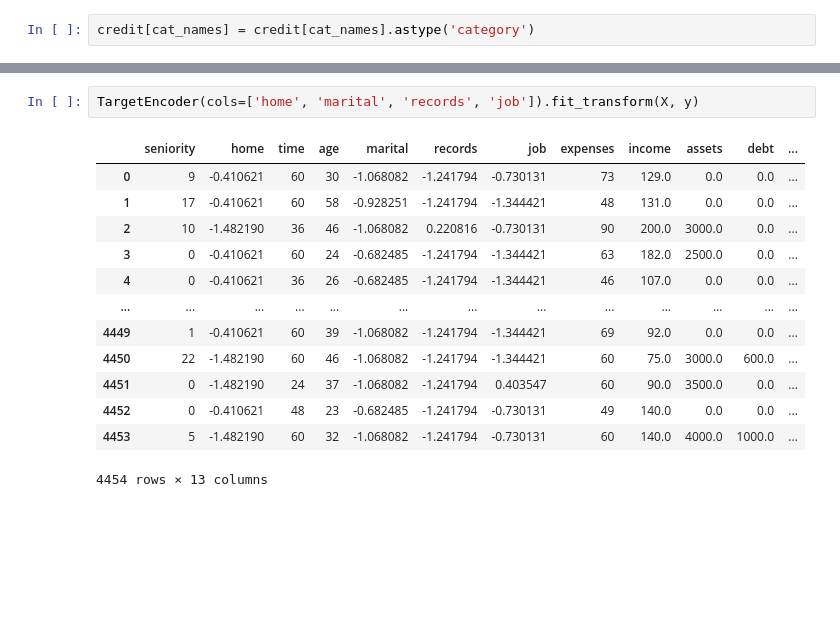
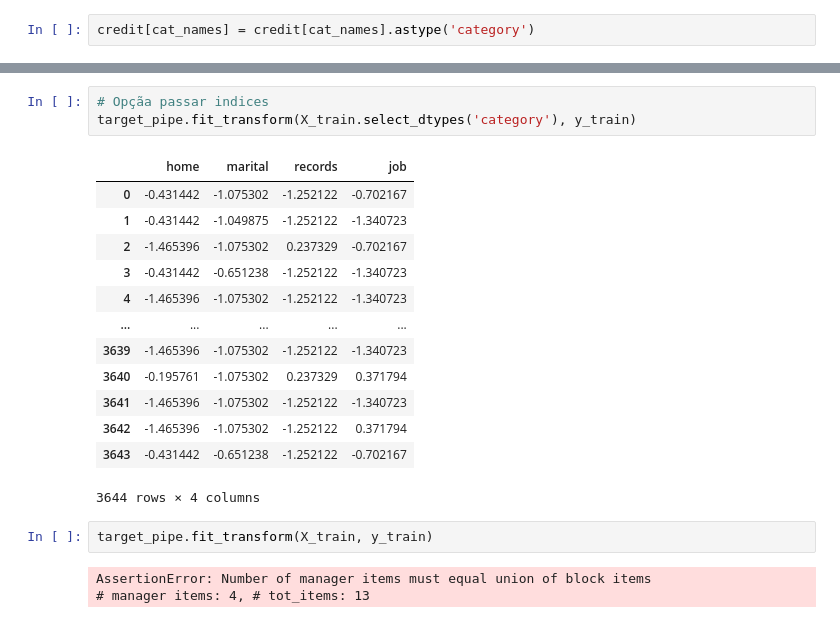
Before and after one commit to MathGuim/tcc, a Jupyter notebook: notebooks/sklearn.ipynb, the cells around one changed output, grey strips where cells are left out. Saved outputs shown, nothing was run; the diff lists cells and outputs as text; blank space fills up the shorter version.

```diff
--- a/notebooks/sklearn.ipynb
+++ b/notebooks/sklearn.ipynb
@@ -98,16 +127,22 @@ WeigthOfEvidenceEncoder(cols=['home', 'marital', 'records', 'job']).fit_transfor
-# %%
-TargetEncoder(cols=['home', 'marital', 'records', 'job']).fit_transform(X, y)
-# %% [output]
-|  | seniority | home | time | age | marital | records | job | expenses | income | assets | debt | ... |
-| 0 | 9 | -0.410621 | 60 | 30 | -1.068082 | -1.241794 | -0.730131 | 73 | 129.0 | 0.0 | 0.0 | ... |
-| 1 | 17 | -0.410621 | 60 | 58 | -0.928251 | -1.241794 | -1.344421 | 48 | 131.0 | 0.0 | 0.0 | ... |
-| 2 | 10 | -1.482190 | 36 | 46 | -1.068082 | 0.220816 | -0.730131 | 90 | 200.0 | 3000.0 | 0.0 | ... |
-| 3 | 0 | -0.410621 | 60 | 24 | -0.682485 | -1.241794 | -1.344421 | 63 | 182.0 | 2500.0 | 0.0 | ... |
-| 4 | 0 | -0.410621 | 36 | 26 | -0.682485 | -1.241794 | -1.344421 | 46 | 107.0 | 0.0 | 0.0 | ... |
-| ... | ... | ... | ... | ... | ... | ... | ... | ... | ... | ... | ... | ... |
-| 4449 | 1 | -0.410621 | 60 | 39 | -1.068082 | -1.241794 | -1.344421 | 69 | 92.0 | 0.0 | 0.0 | ... |
-| 4450 | 22 | -1.482190 | 60 | 46 | -1.068082 | -1.241794 | -1.344421 | 60 | 75.0 | 3000.0 | 600.0 | ... |
-| 4451 | 0 | -1.482190 | 24 | 37 | -1.068082 | -1.241794 | 0.403547 | 60 | 90.0 | 3500.0 | 0.0 | ... |
-| 4452 | 0 | -0.410621 | 48 | 23 | -0.682485 | -1.241794 | -0.730131 | 49 | 140.0 | 0.0 | 0.0 | ... |
-| 4453 | 5 | -1.482190 | 60 | 32 | -1.068082 | -1.241794 | -0.730131 | 60 | 140.0 | 4000.0 | 1000.0 | ... |
-4454 rows × 13 columns
+# %%
+# Opçãa passar indices
+target_pipe.fit_transform(X_train.select_dtypes('category'), y_train)
+# %% [output]
+|  | home | marital | records | job |
+| 0 | -0.431442 | -1.075302 | -1.252122 | -0.702167 |
+| 1 | -0.431442 | -1.049875 | -1.252122 | -1.340723 |
+| 2 | -1.465396 | -1.075302 | 0.237329 | -0.702167 |
+| 3 | -0.431442 | -0.651238 | -1.252122 | -1.340723 |
+| 4 | -1.465396 | -1.075302 | -1.252122 | -1.340723 |
+| ... | ... | ... | ... | ... |
+| 3639 | -1.465396 | -1.075302 | -1.252122 | -1.340723 |
+| 3640 | -0.195761 | -1.075302 | 0.237329 | 0.371794 |
+| 3641 | -1.465396 | -1.075302 | -1.252122 | -1.340723 |
+| 3642 | -1.465396 | -1.075302 | -1.252122 | 0.371794 |
+| 3643 | -0.431442 | -0.651238 | -1.252122 | -0.702167 |
+3644 rows × 4 columns
+# %%
+target_pipe.fit_transform(X_train, y_train)
+# %% [output]
+AssertionError: Number of manager items must equal union of block items
+# manager items: 4, # tot_items: 13
```
Also changed, not shown: parts of 18 cells of this notebook, 4 other files.
